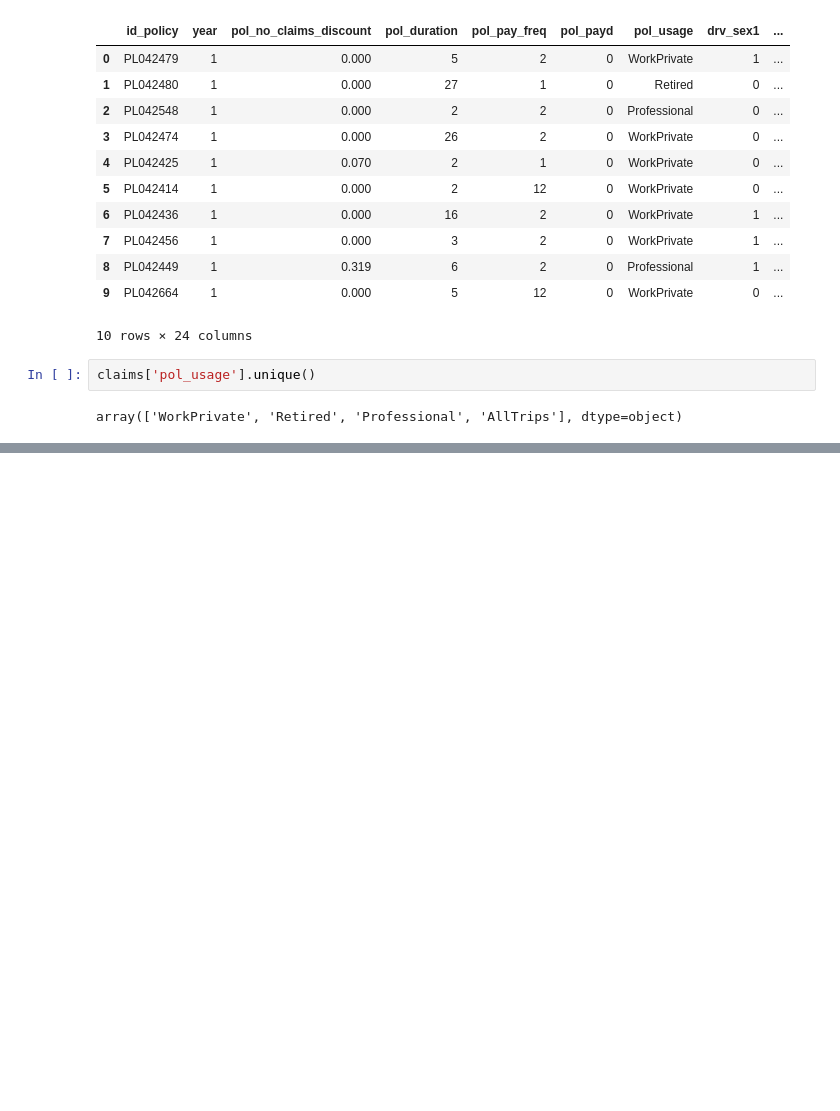
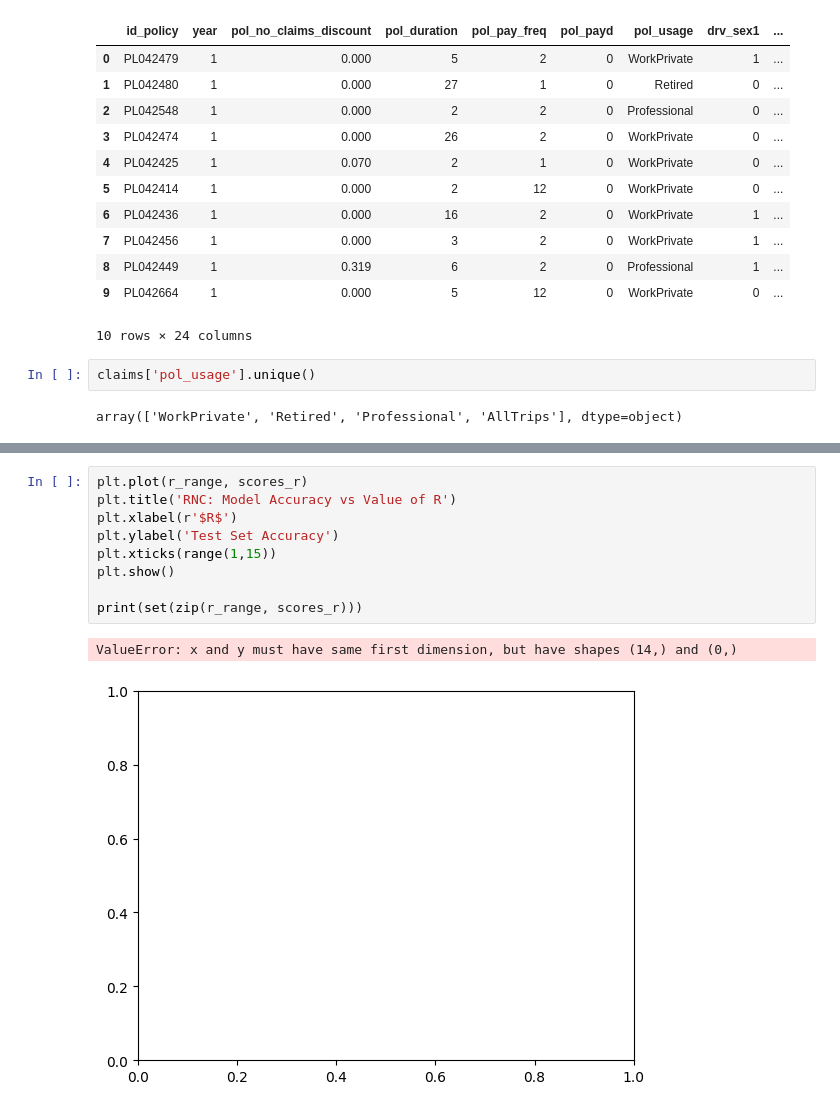
Before and after one commit to kyleosung/Cooperators_2024, a Jupyter notebook: solution.ipynb, the cells around one changed output, grey strips where cells are left out. Cells and saved outputs as stored; diff of their text form; blank space fills up the shorter version.

```diff
--- a/solution.ipynb
+++ b/solution.ipynb
@@ -99,0 +142,12 @@ ValueError: could not convert string to float: 'PL071354'
+# %%
+plt.plot(r_range, scores_r)
+plt.title('RNC: Model Accuracy vs Value of R')
+plt.xlabel(r'$R$')
+plt.ylabel('Test Set Accuracy')
+plt.xticks(range(1,15))
+plt.show()
+
+print(set(zip(r_range, scores_r)))
+# %% [output]
+ValueError: x and y must have same first dimension, but have shapes (14,) and (0,)
+[figure, added]
```
Also changed, not shown: parts of 9 cells of this notebook.
